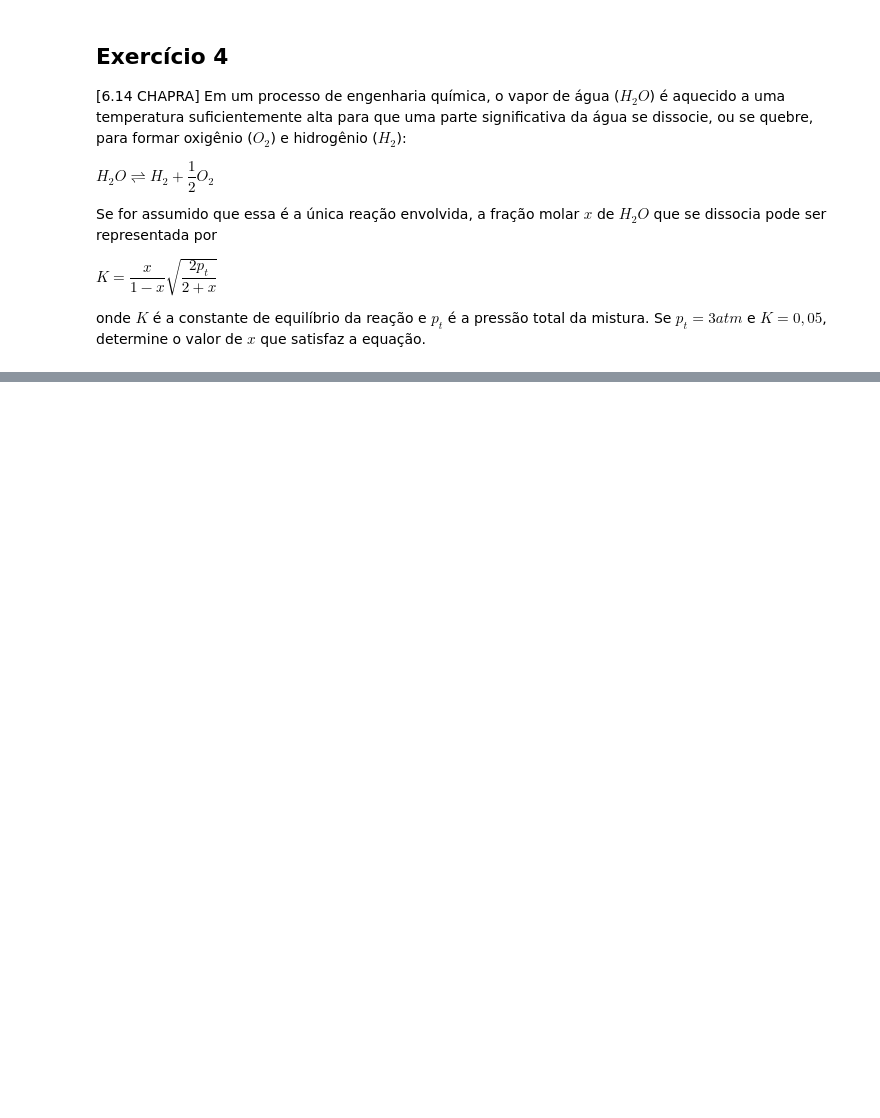
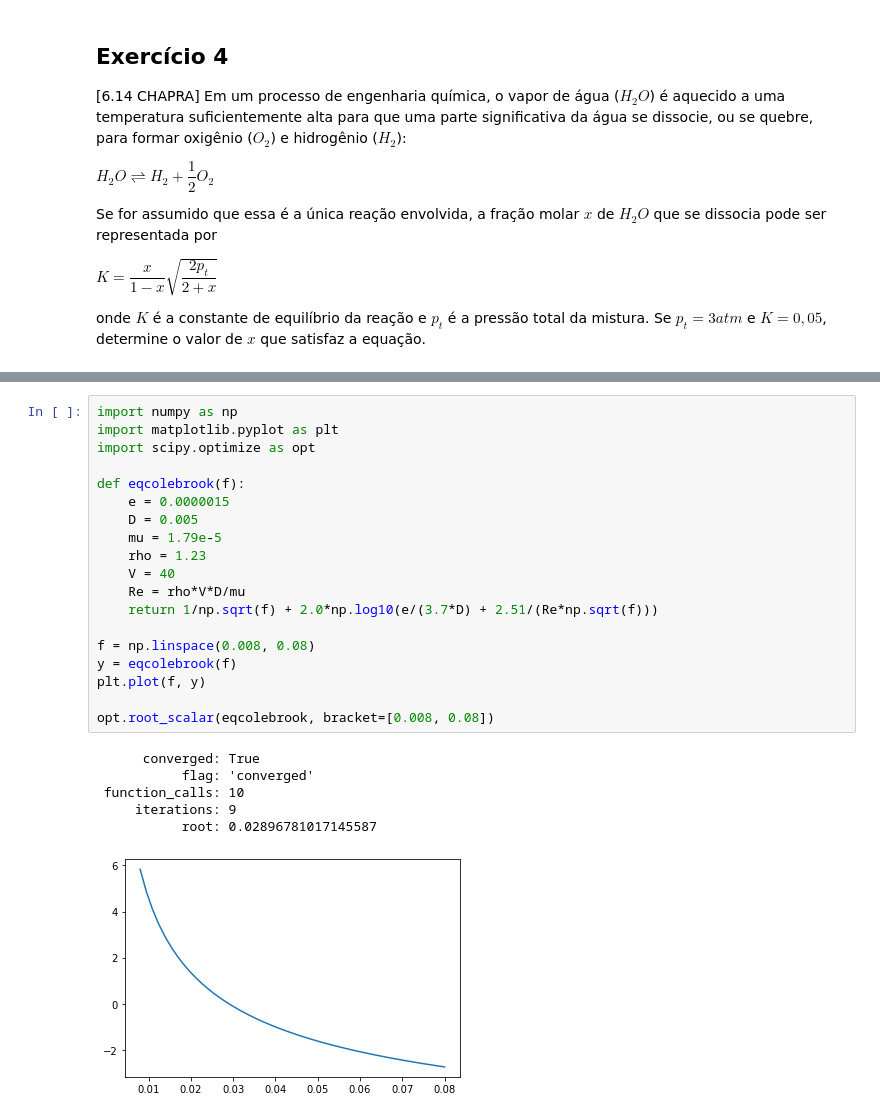
Before and after one commit to pshiroma/calculonumerico, a Jupyter notebook: aulas/CN-02#04 - Raizes pt2.ipynb, the cells around one changed output, grey strips where cells are left out. Saved outputs shown, nothing was run; the diff lists cells and outputs as text; blank space fills up the shorter version.

```diff
--- a/aulas/CN-02#04 - Raizes pt2.ipynb
+++ b/aulas/CN-02#04 - Raizes pt2.ipynb
@@ -321,3 +343,29 @@ Determine a resistência ao fluxo para uma densidade de fluxo $\rho = 1,23kg/m^3
 
 Observe que o fator de atrivo varia entre 0,008 a 0,08.
 Use a função `log10` no cálculo do logaritmo.
+# %%
+import numpy as np
+import matplotlib.pyplot as plt
+import scipy.optimize as opt
+
+def eqcolebrook(f):
+    e = 0.0000015
+    D = 0.005
+    mu = 1.79e-5
+    rho = 1.23
+    V = 40
+    Re = rho*V*D/mu
+    return 1/np.sqrt(f) + 2.0*np.log10(e/(3.7*D) + 2.51/(Re*np.sqrt(f)))
+
+f = np.linspace(0.008, 0.08)
+y = eqcolebrook(f)
+plt.plot(f, y)
+
+opt.root_scalar(eqcolebrook, bracket=[0.008, 0.08])
+# %% [output]
+      converged: True
+           flag: 'converged'
+ function_calls: 10
+     iterations: 9
+           root: 0.02896781017145587
+[figure, added]
```
Also changed, not shown: parts of 7 cells of this notebook, 1 other file.
